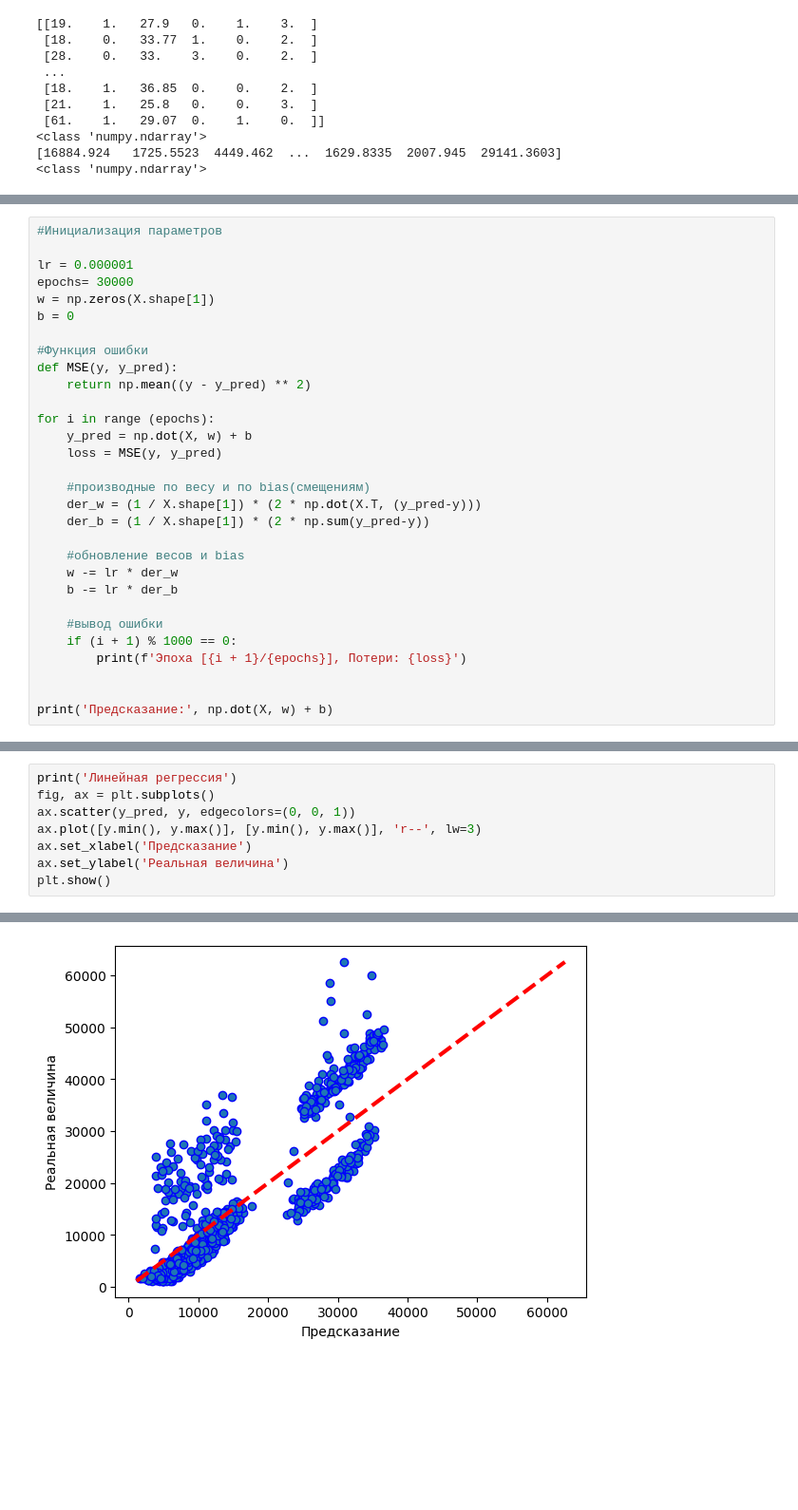
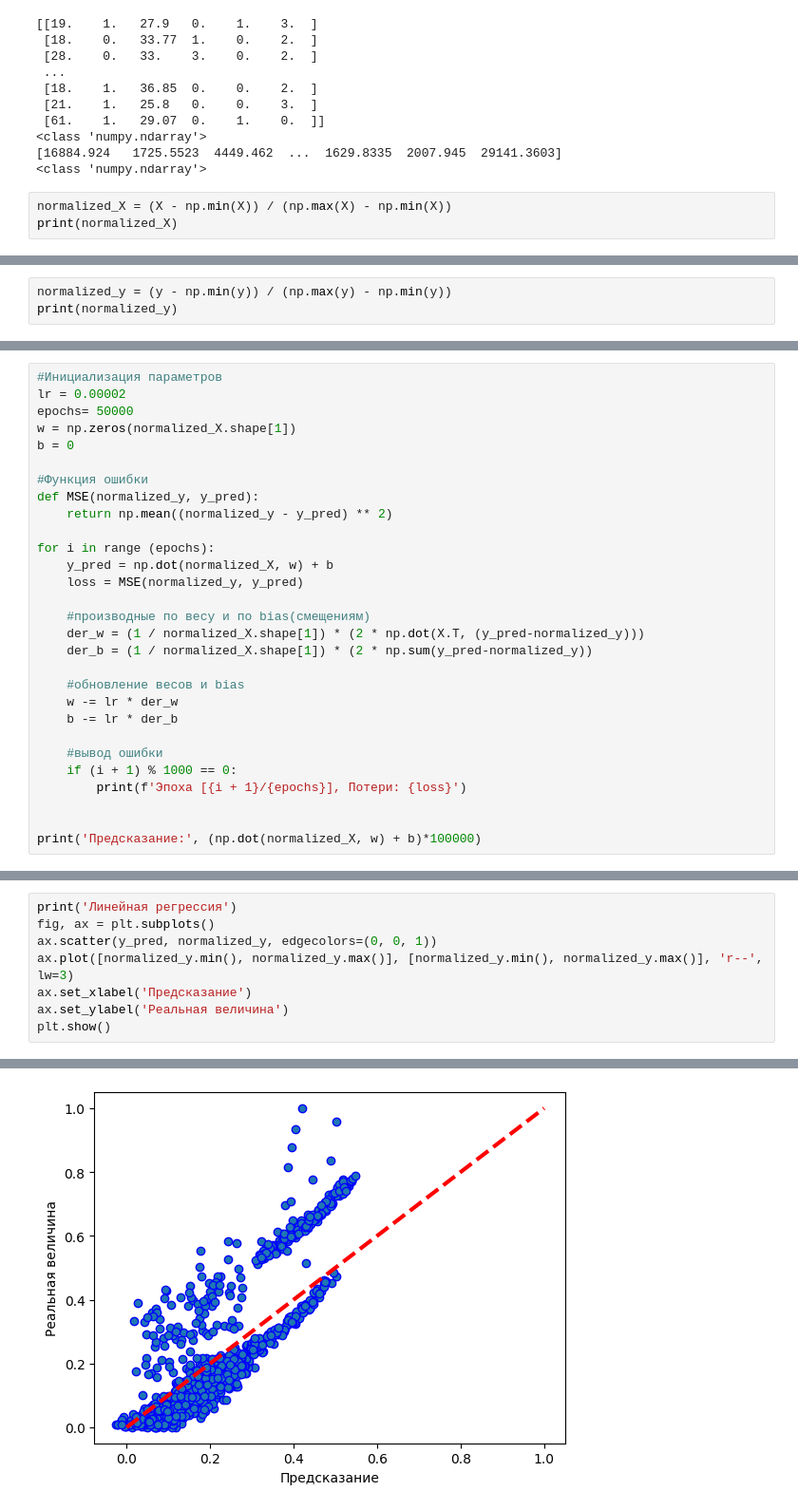
Before and after one commit to hapava-angel/school_x_python_learning, a Jupyter notebook: ML/ML.ipynb, the cells around one changed output, grey strips where cells are left out. Shown at 95% size. Saved outputs shown, nothing was run; the diff lists cells and outputs as text; blank space fills up the shorter version.

```diff
--- a/ML/ML.ipynb
+++ b/ML/ML.ipynb
@@ -278,3 +278,6 @@ print(type(y))
 <class 'numpy.ndarray'>
 [16884.924   1725.5523  4449.462  ...  1629.8335  2007.945  29141.3603]
 <class 'numpy.ndarray'>
+# %%
+normalized_X = (X - np.min(X)) / (np.max(X) - np.min(X))
+print(normalized_X)
@@ -280,0 +292,3 @@ print(type(y))
+# %%
+normalized_y = (y - np.min(y)) / (np.max(y) - np.min(y))
+print(normalized_y)
@@ -281,22 +297,21 @@ print(type(y))
 # %%
 #Инициализация параметров
-
-lr = 0.000001
-epochs= 30000
-w = np.zeros(X.shape[1])
+lr = 0.00002
+epochs= 50000
+w = np.zeros(normalized_X.shape[1])
 b = 0
 
 #Функция ошибки
-def MSE(y, y_pred):
-    return np.mean((y - y_pred) ** 2)
+def MSE(normalized_y, y_pred):
+    return np.mean((normalized_y - y_pred) ** 2)
 
 for i in range (epochs):
-    y_pred = np.dot(X, w) + b
-    loss = MSE(y, y_pred)
+    y_pred = np.dot(normalized_X, w) + b
+    loss = MSE(normalized_y, y_pred)
 
     #производные по весу и по bias(смещениям)
-    der_w = (1 / X.shape[1]) * (2 * np.dot(X.T, (y_pred-y)))
-    der_b = (1 / X.shape[1]) * (2 * np.sum(y_pred-y))
+    der_w = (1 / normalized_X.shape[1]) * (2 * np.dot(X.T, (y_pred-normalized_y)))
+    der_b = (1 / normalized_X.shape[1]) * (2 * np.sum(y_pred-normalized_y))
 
     #обновление весов и bias
     w -= lr * der_w
@@ -307,5 +322,5 @@ for i in range (epochs):
         print(f'Эпоха [{i + 1}/{epochs}], Потери: {loss}')
 
 
-print('Предсказание:', np.dot(X, w) + b)
+print('Предсказание:', (np.dot(normalized_X, w) + b)*100000)
 # %% [output]
@@ -329,11 +344,11 @@ print('Предсказание:', np.dot(X, w) + b)
 # %%
 print('Линейная регрессия')
 fig, ax = plt.subplots()
-ax.scatter(y_pred, y, edgecolors=(0, 0, 1))
-ax.plot([y.min(), y.max()], [y.min(), y.max()], 'r--', lw=3)
+ax.scatter(y_pred, normalized_y, edgecolors=(0, 0, 1))
+ax.plot([normalized_y.min(), normalized_y.max()], [normalized_y.min(), normalized_y.max()], 'r--', lw=3)
 ax.set_xlabel('Предсказание')
 ax.set_ylabel('Реальная величина')
 plt.show()
 # %% [output]
 Линейная регрессия
-[figure, old version]
+[figure, new version]
```
Also changed, not shown: parts of 3 cells of this notebook.
